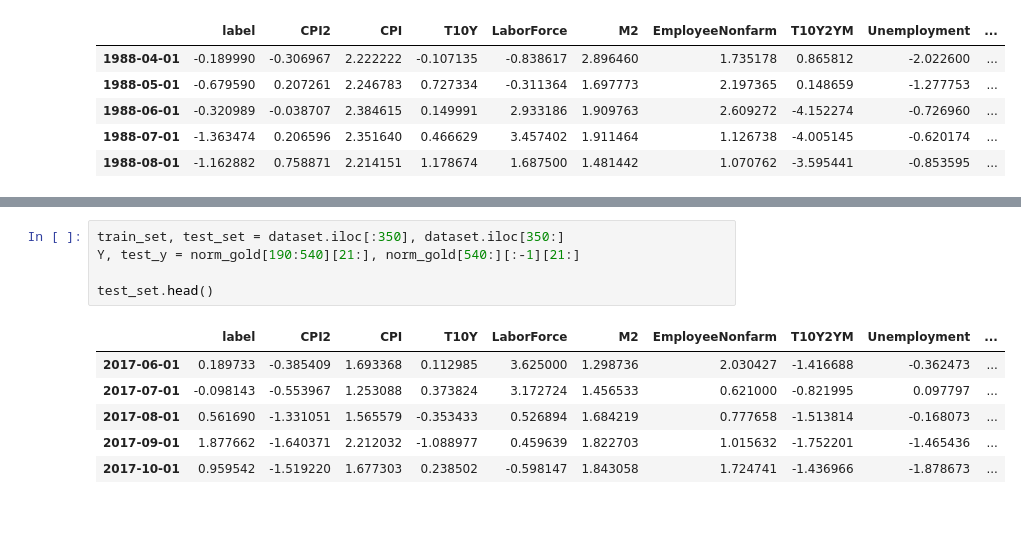
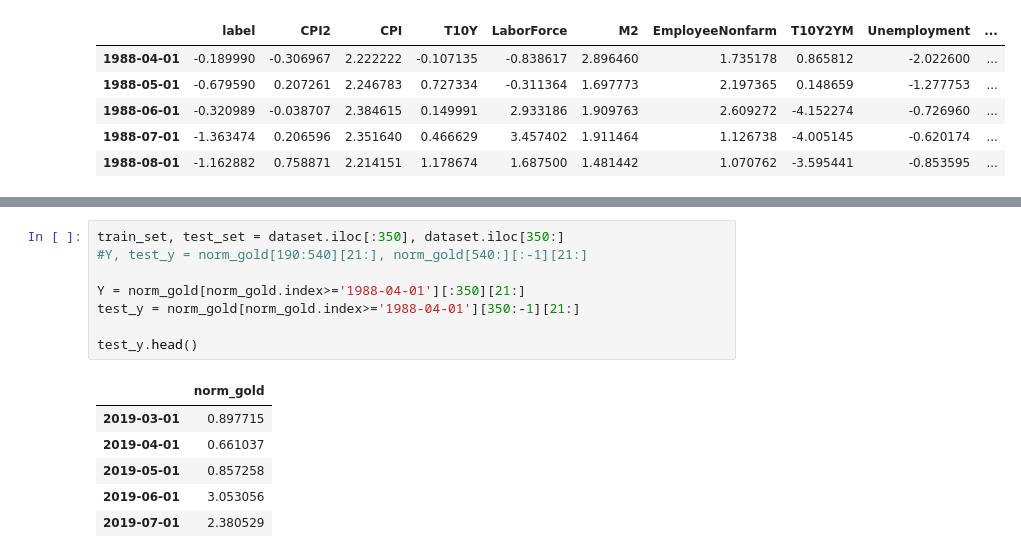
Before and after one commit to GwakJunwoo/gold_prediction, a Jupyter notebook: gold_prediction.ipynb, the cells around one changed output, grey strips where cells are left out. Saved outputs shown, nothing was run; the diff lists cells and outputs as text; blank space fills up the shorter version.

```diff
--- a/gold_prediction.ipynb
+++ b/gold_prediction.ipynb
@@ -256,15 +272,18 @@ ________________________________________________________________________________
 # %%
 train_set, test_set = dataset.iloc[:350], dataset.iloc[350:]
-Y, test_y = norm_gold[190:540][21:], norm_gold[540:][:-1][21:]
+#Y, test_y = norm_gold[190:540][21:], norm_gold[540:][:-1][21:]
 
-test_set.head()
+Y = norm_gold[norm_gold.index>='1988-04-01'][:350][21:]
+test_y = norm_gold[norm_gold.index>='1988-04-01'][350:-1][21:]
+
+test_y.head()
 # %% [output]
-|  | label | CPI2 | CPI | T10Y | LaborForce | M2 | EmployeeNonfarm | T10Y2YM | Unemployment | ... |
-| 2017-06-01 | 0.189733 | -0.385409 | 1.693368 | 0.112985 | 3.625000 | 1.298736 | 2.030427 | -1.416688 | -0.362473 | ... |
-| 2017-07-01 | -0.098143 | -0.553967 | 1.253088 | 0.373824 | 3.172724 | 1.456533 | 0.621000 | -0.821995 | 0.097797 | ... |
-| 2017-08-01 | 0.561690 | -1.331051 | 1.565579 | -0.353433 | 0.526894 | 1.684219 | 0.777658 | -1.513814 | -0.168073 | ... |
-| 2017-09-01 | 1.877662 | -1.640371 | 2.212032 | -1.088977 | 0.459639 | 1.822703 | 1.015632 | -1.752201 | -1.465436 | ... |
-| 2017-10-01 | 0.959542 | -1.519220 | 1.677303 | 0.238502 | -0.598147 | 1.843058 | 1.724741 | -1.436966 | -1.878673 | ... |
+|  | norm_gold |
+| 2019-03-01 | 0.897715 |
+| 2019-04-01 | 0.661037 |
+| 2019-05-01 | 0.857258 |
+| 2019-06-01 | 3.053056 |
+| 2019-07-01 | 2.380529 |
 # %%
 def gen_train_x1(df):
     train_x = []
```
Also changed, not shown: parts of 8 cells of this notebook, 2 other files.
